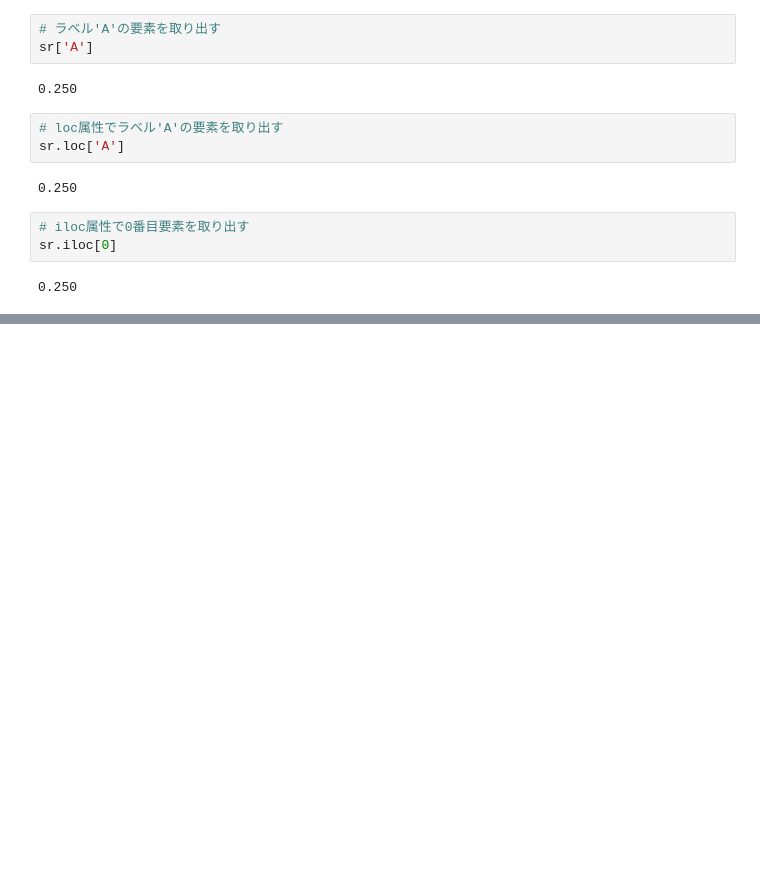
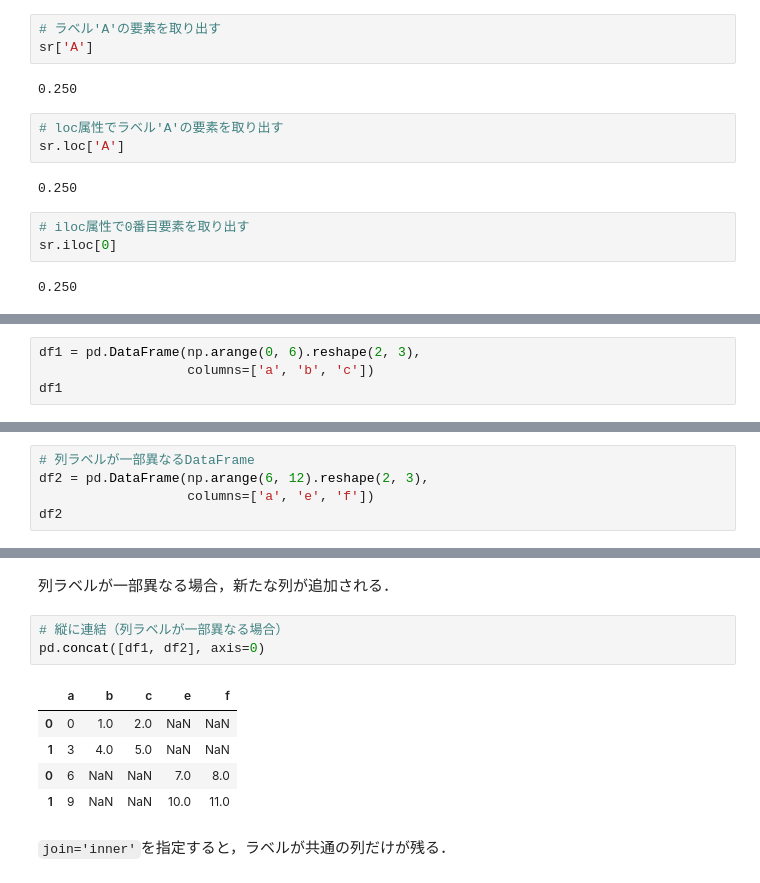
Before and after one commit to tnarizuka/sports_data_programming, a Jupyter notebook: _build/jupyter_execute/appendix/appendix.ipynb, the cells around one changed output, grey strips where cells are left out. Saved outputs shown, nothing was run; the diff lists cells and outputs as text; blank space fills up the shorter version.

```diff
--- a/_build/jupyter_execute/appendix/appendix.ipynb
+++ b/_build/jupyter_execute/appendix/appendix.ipynb
@@ -513,0 +575,4 @@ sr.iloc[0]
+# %%
+df1 = pd.DataFrame(np.arange(0, 6).reshape(2, 3),
+                   columns=['a', 'b', 'c'])
+df1
@@ -513,0 +583,5 @@ sr.iloc[0]
+# %%
+# 列ラベルが一部異なるDataFrame
+df2 = pd.DataFrame(np.arange(6, 12).reshape(2, 3),
+                   columns=['a', 'e', 'f'])
+df2
@@ -513,0 +617,13 @@ sr.iloc[0]
+# %% [markdown]
+列ラベルが一部異なる場合，新たな列が追加される．
+# %%
+# 縦に連結（列ラベルが一部異なる場合）
+pd.concat([df1, df2], axis=0)
+# %% [output]
+|  | a | b | c | e | f |
+| 0 | 0 | 1.0 | 2.0 | NaN | NaN |
+| 1 | 3 | 4.0 | 5.0 | NaN | NaN |
+| 0 | 6 | NaN | NaN | 7.0 | 8.0 |
+| 1 | 9 | NaN | NaN | 10.0 | 11.0 |
+# %% [markdown]
+`join='inner'`を指定すると，ラベルが共通の列だけが残る．
```
Also changed, not shown: parts of 38 cells of this notebook, 13 other files.
